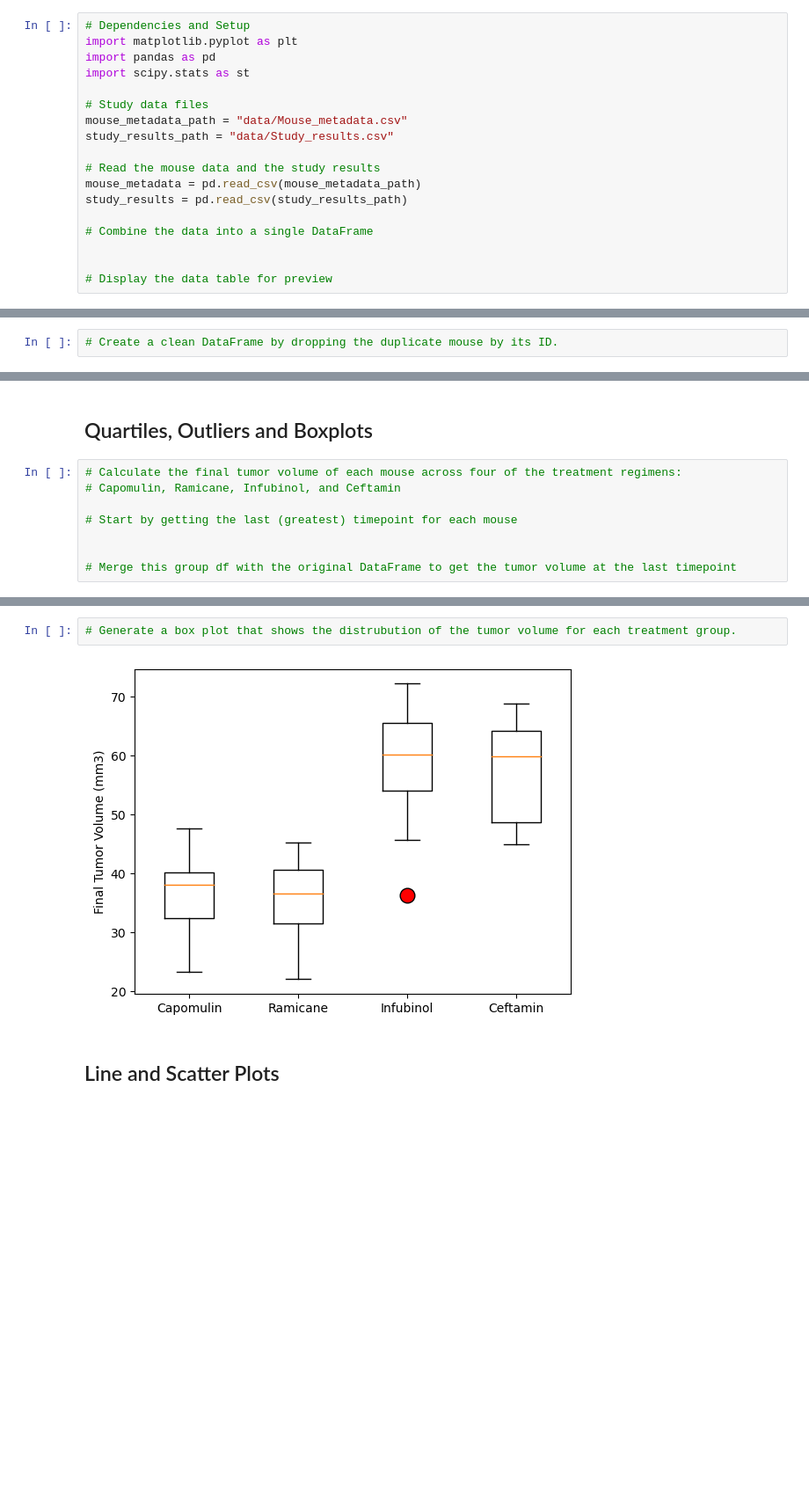
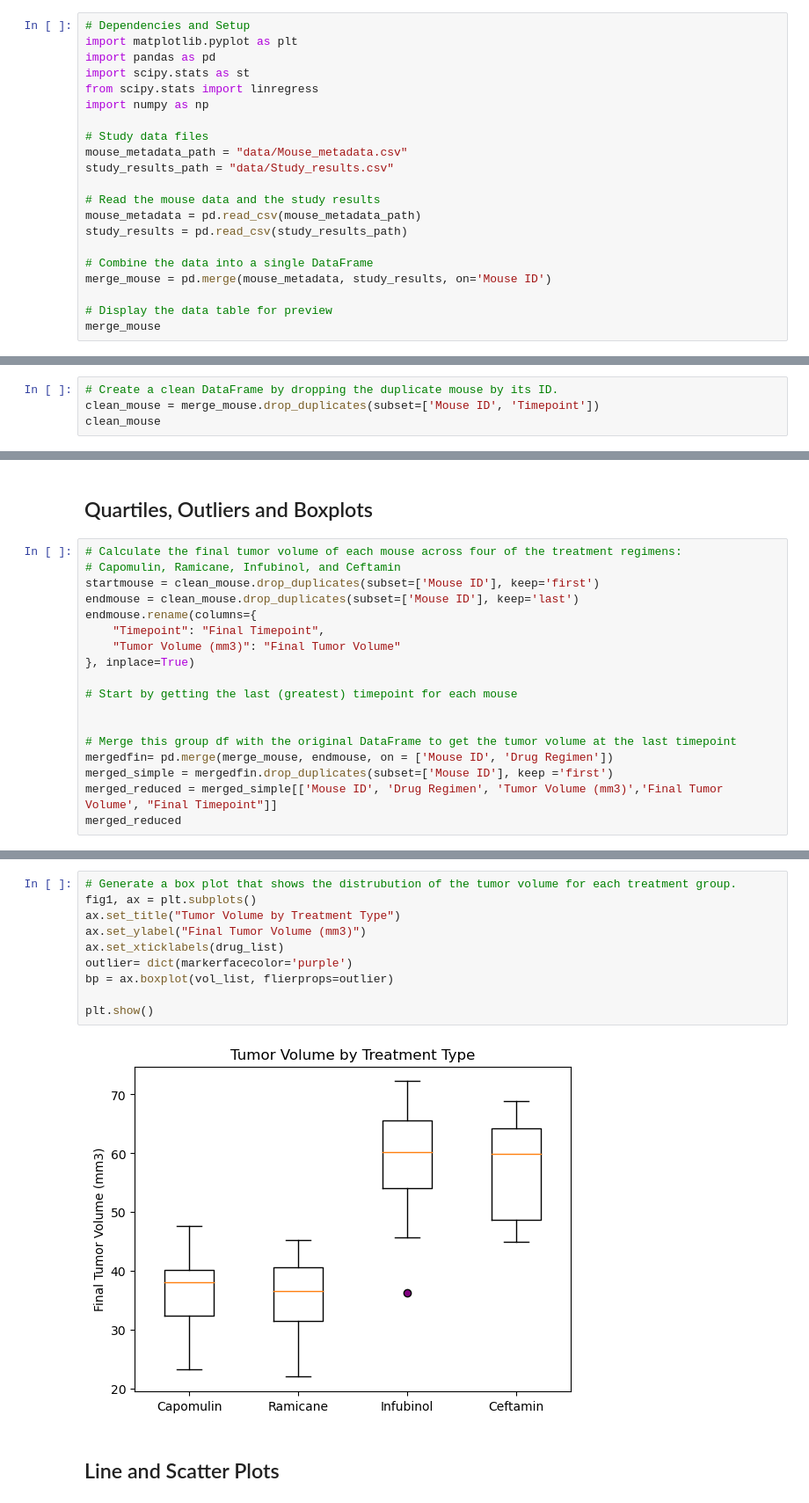
Before and after one commit to JimmJanker/matplotlib_challenge, a Jupyter notebook: pymaceuticals_starter.ipynb, the cells around one changed output, grey strips where cells are left out. Shown: that part at 88% size. Cells and saved outputs as stored; diff of their text form; blank space fills up the shorter version.

```diff
--- a/pymaceuticals_starter.ipynb
+++ b/pymaceuticals_starter.ipynb
@@ -10,6 +10,8 @@
 import matplotlib.pyplot as plt
 import pandas as pd
 import scipy.stats as st
+from scipy.stats import linregress
+import numpy as np
 
 # Study data files
 mouse_metadata_path = "data/Mouse_metadata.csv"
@@ -20,6 +22,7 @@ mouse_metadata = pd.read_csv(mouse_metadata_path)
 study_results = pd.read_csv(study_results_path)
 
 # Combine the data into a single DataFrame
-
+merge_mouse = pd.merge(mouse_metadata, study_results, on='Mouse ID')
 
 # Display the data table for preview
+merge_mouse
@@ -52,3 +67,5 @@ array(['g989'], dtype=object)
 # %%
 # Create a clean DataFrame by dropping the duplicate mouse by its ID.
+clean_mouse = merge_mouse.drop_duplicates(subset=['Mouse ID', 'Timepoint'])
+clean_mouse
 # %% [output]
@@ -125,8 +204,18 @@ array(['g989'], dtype=object)
 # %%
 # Calculate the final tumor volume of each mouse across four of the treatment regimens:
 # Capomulin, Ramicane, Infubinol, and Ceftamin
+startmouse = clean_mouse.drop_duplicates(subset=['Mouse ID'], keep='first')
+endmouse = clean_mouse.drop_duplicates(subset=['Mouse ID'], keep='last')
+endmouse.rename(columns={
+    "Timepoint": "Final Timepoint",
+    "Tumor Volume (mm3)": "Final Tumor Volume"
+}, inplace=True)
 
 # Start by getting the last (greatest) timepoint for each mouse
 
 
 # Merge this group df with the original DataFrame to get the tumor volume at the last timepoint
+mergedfin= pd.merge(merge_mouse, endmouse, on = ['Mouse ID', 'Drug Regimen'])
+merged_simple = mergedfin.drop_duplicates(subset=['Mouse ID'], keep ='first')
+merged_reduced = merged_simple[['Mouse ID', 'Drug Regimen', 'Tumor Volume (mm3)','Final Tumor Volume', "Final Timepoint"]]
+merged_reduced
@@ -156,6 +298,14 @@ Ceftamin's potential outliers: Series([], Name: Tumor Volume (mm3), dtype: float
 # %%
 # Generate a box plot that shows the distrubution of the tumor volume for each treatment group.
+fig1, ax = plt.subplots()
+ax.set_title("Tumor Volume by Treatment Type")
+ax.set_ylabel("Final Tumor Volume (mm3)")
+ax.set_xticklabels(drug_list)
+outlier= dict(markerfacecolor='purple')
+bp = ax.boxplot(vol_list, flierprops=outlier)
+
+plt.show()
 # %% [output]
-[figure, old version]
+[figure, new version]
 # %% [markdown]
 ## Line and Scatter Plots
```
Also changed, not shown: parts of 24 cells of this notebook.
